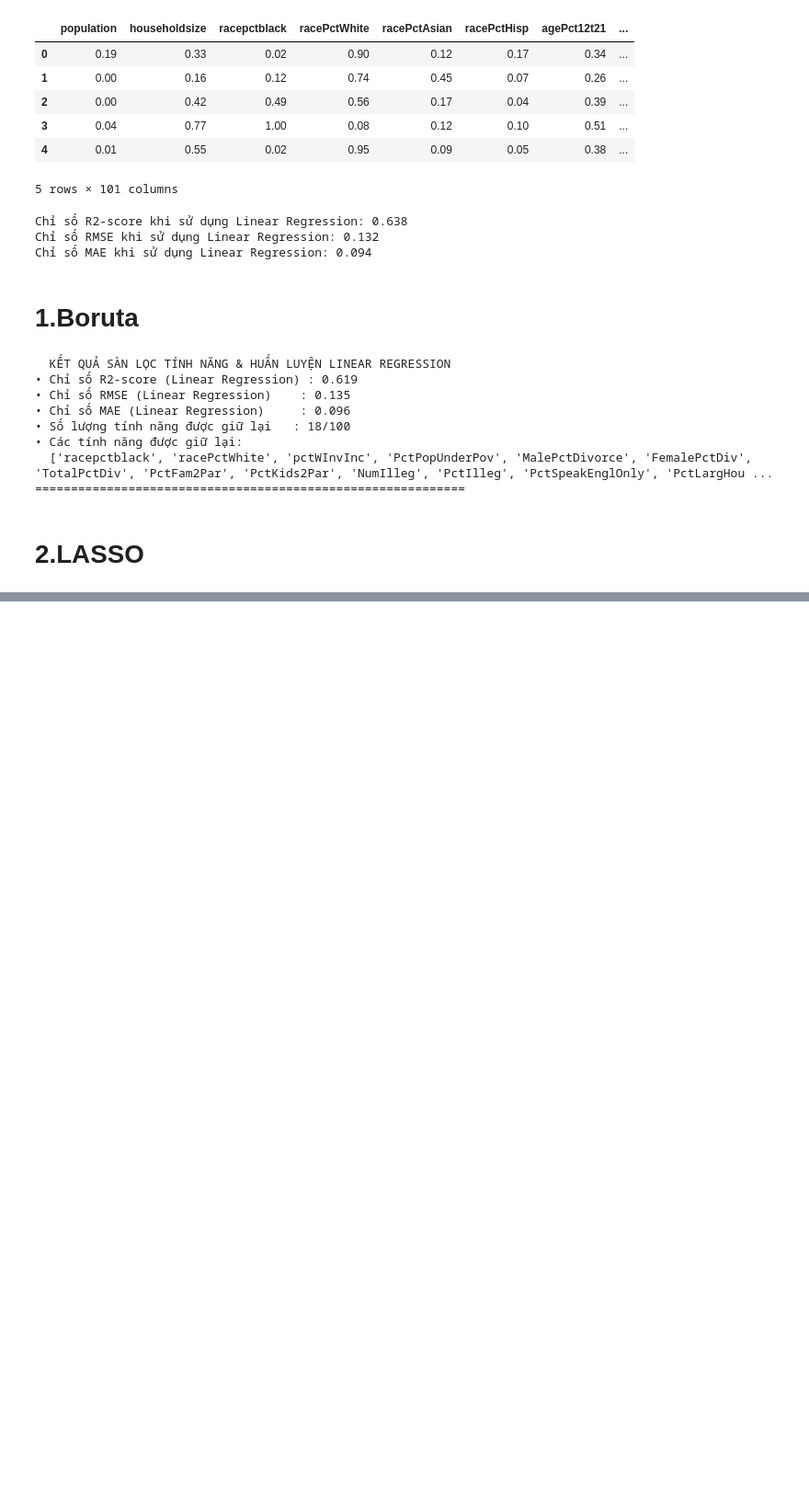
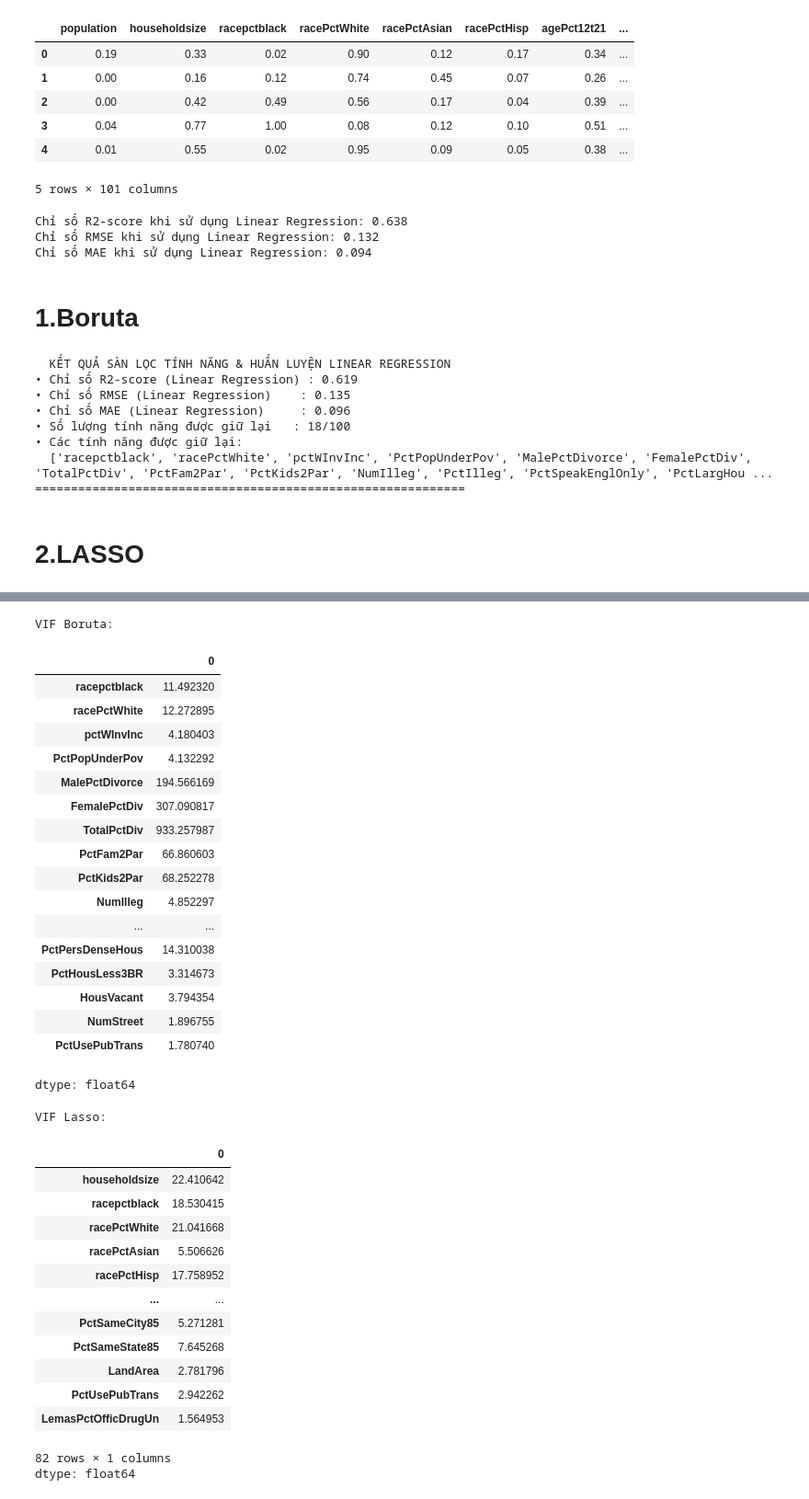
Before and after one commit to AIVIETNAM-AIO-Tuan/AIO-Conquer, a Jupyter notebook: Model/communities&crime.ipynb, the cells around one changed output, grey strips where cells are left out. Shown at 92% size. Drawn from its saved outputs; the diff is of its cells as text; code cells hidden in the pictures; blank space fills up the shorter version.

```diff
--- a/Model/communities&crime.ipynb
+++ b/Model/communities&crime.ipynb
@@ -188,0 +268,49 @@ print("="*60)
+# %%
+import statsmodels.api as sm
+from statsmodels.stats.outliers_influence import variance_inflation_factor
+
+def get_vif(features):
+    X_subset = sm.add_constant(X_train[features])
+    return pd.Series([variance_inflation_factor(X_subset.values, i) for i in range(X_subset.shape[1])],
+                     index=X_subset.columns).drop('const')
+
+print("VIF Boruta:")
+display(get_vif(confirmed_features))
+
+print("\nVIF Lasso:")
+display(get_vif(kept_features))
+# %% [output]
+VIF Boruta:
+|  | 0 |
+| racepctblack | 11.492320 |
+| racePctWhite | 12.272895 |
+| pctWInvInc | 4.180403 |
+| PctPopUnderPov | 4.132292 |
+| MalePctDivorce | 194.566169 |
+| FemalePctDiv | 307.090817 |
+| TotalPctDiv | 933.257987 |
+| PctFam2Par | 66.860603 |
+| PctKids2Par | 68.252278 |
+| NumIlleg | 4.852297 |
+| ... | ... |
+| PctPersDenseHous | 14.310038 |
+| PctHousLess3BR | 3.314673 |
+| HousVacant | 3.794354 |
+| NumStreet | 1.896755 |
+| PctUsePubTrans | 1.780740 |
+dtype: float64
+VIF Lasso:
+|  | 0 |
+| householdsize | 22.410642 |
+| racepctblack | 18.530415 |
+| racePctWhite | 21.041668 |
+| racePctAsian | 5.506626 |
+| racePctHisp | 17.758952 |
+| ... | ... |
+| PctSameCity85 | 5.271281 |
+| PctSameState85 | 7.645268 |
+| LandArea | 2.781796 |
+| PctUsePubTrans | 2.942262 |
+| LemasPctOfficDrugUn | 1.564953 |
+82 rows × 1 columns
+dtype: float64
```
Also changed, not shown: parts of 7 cells of this notebook.
